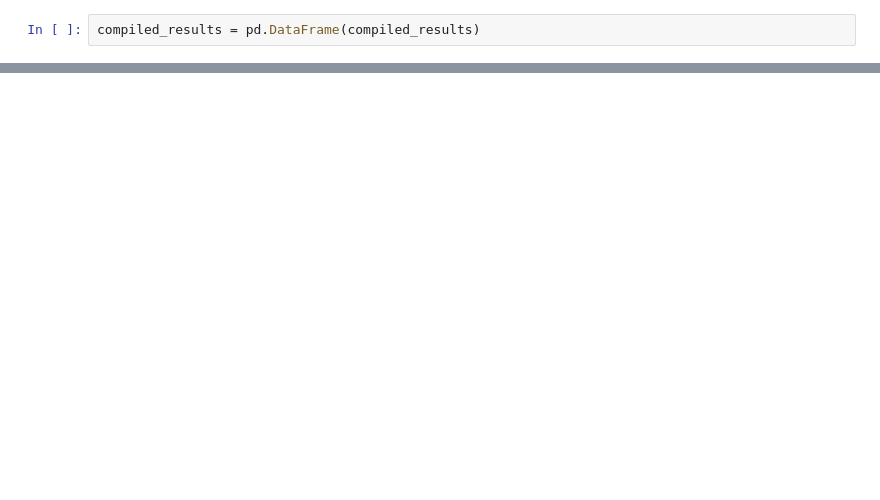
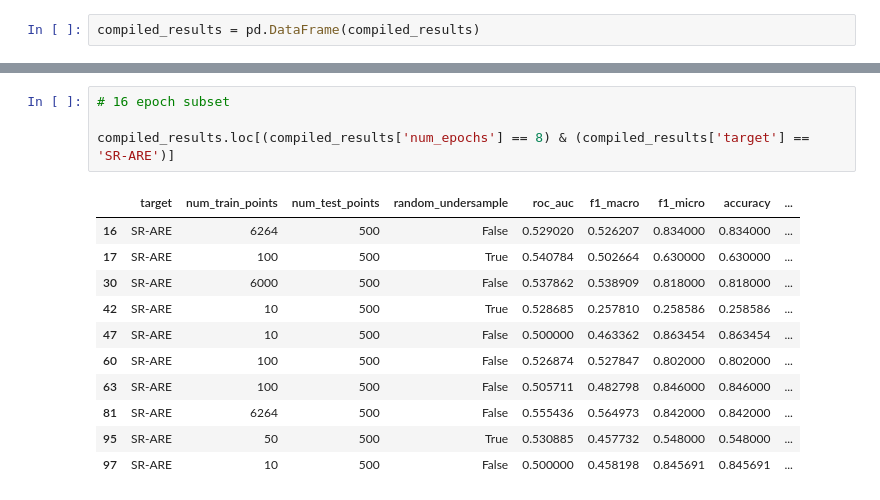
Before and after one commit to kjappelbaum/gptchem, a Jupyter notebook: experiments/03_classification/tox21/explore_results.ipynb, the cells around one changed output, grey strips where cells are left out. Saved outputs shown, nothing was run; the diff lists cells and outputs as text; blank space fills up the shorter version.

```diff
--- a/experiments/03_classification/tox21/explore_results.ipynb
+++ b/experiments/03_classification/tox21/explore_results.ipynb
@@ -54,0 +69,16 @@ compiled_results.groupby(['target', 'num_epochs', 'num_train_points', 'random_un
+# %%
+# 16 epoch subset
+
+compiled_results.loc[(compiled_results['num_epochs'] == 8) & (compiled_results['target'] == 'SR-ARE')]
+# %% [output]
+|  | target | num_train_points | num_test_points | random_undersample | roc_auc | f1_macro | f1_micro | accuracy | ... |
+| 16 | SR-ARE | 6264 | 500 | False | 0.529020 | 0.526207 | 0.834000 | 0.834000 | ... |
+| 17 | SR-ARE | 100 | 500 | True | 0.540784 | 0.502664 | 0.630000 | 0.630000 | ... |
+| 30 | SR-ARE | 6000 | 500 | False | 0.537862 | 0.538909 | 0.818000 | 0.818000 | ... |
+| 42 | SR-ARE | 10 | 500 | True | 0.528685 | 0.257810 | 0.258586 | 0.258586 | ... |
+| 47 | SR-ARE | 10 | 500 | False | 0.500000 | 0.463362 | 0.863454 | 0.863454 | ... |
+| 60 | SR-ARE | 100 | 500 | False | 0.526874 | 0.527847 | 0.802000 | 0.802000 | ... |
+| 63 | SR-ARE | 100 | 500 | False | 0.505711 | 0.482798 | 0.846000 | 0.846000 | ... |
+| 81 | SR-ARE | 6264 | 500 | False | 0.555436 | 0.564973 | 0.842000 | 0.842000 | ... |
+| 95 | SR-ARE | 50 | 500 | True | 0.530885 | 0.457732 | 0.548000 | 0.548000 | ... |
+| 97 | SR-ARE | 10 | 500 | False | 0.500000 | 0.458198 | 0.845691 | 0.845691 | ... |
```
Also changed, not shown: parts of 4 cells of this notebook, 20 other files.
